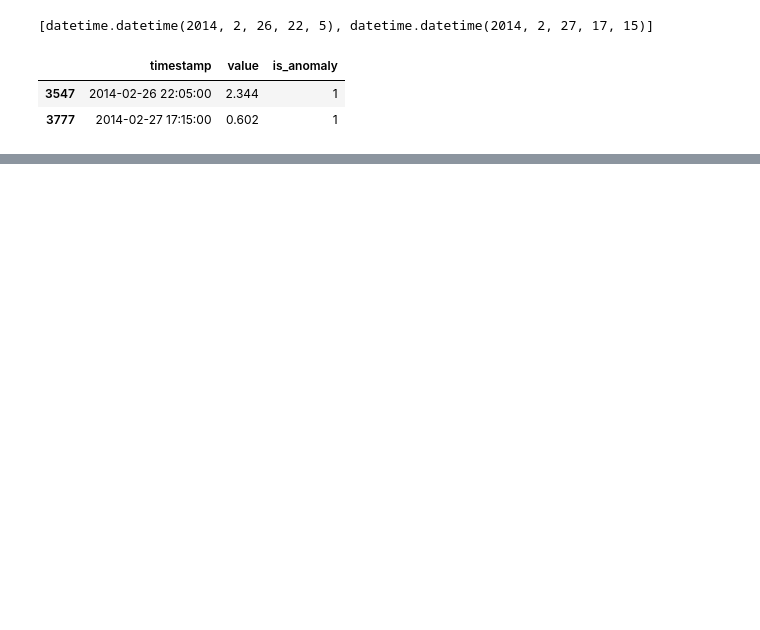
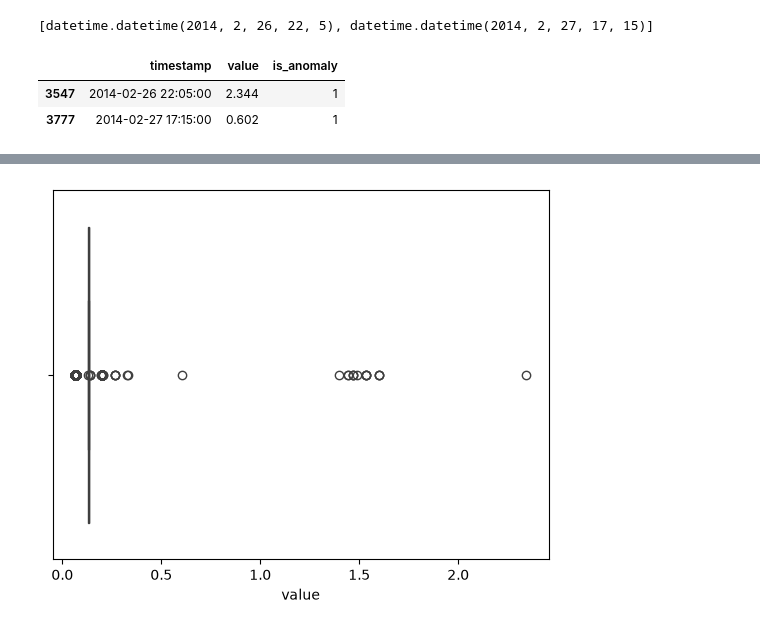
Before and after one commit to mateusmtorres23/anomaly-detection-lab, a Jupyter notebook: cpu-anomaly-detection/server_cpu_anomaly_detection.ipynb, the cells around one changed output, grey strips where cells are left out. Drawn from its saved outputs; the diff is of its cells as text; code cells hidden in the pictures; blank space fills up the shorter version.

```diff
--- a/cpu-anomaly-detection/server_cpu_anomaly_detection.ipynb
+++ b/cpu-anomaly-detection/server_cpu_anomaly_detection.ipynb
@@ -2,7 +2,7 @@
 import pandas as pd
 
 df: pd.DataFrame = pd.read_csv(
-    "Data/ec2_cpu_utilization_24ae8d.csv",
+    "data/ec2_cpu_utilization_24ae8d.csv",
     parse_dates=["timestamp"]
 )
 # %%
@@ -52,0 +166,11 @@ df[df["is_anomaly"] == 1]
+# %%
+import seaborn as sns
+
+sns.boxplot(
+    data=df,
+    x="value"
+)
+
+plt.show()
+# %% [output]
+[figure, added]
```
Also changed, not shown: parts of 41 cells of this notebook, 2 other files.
